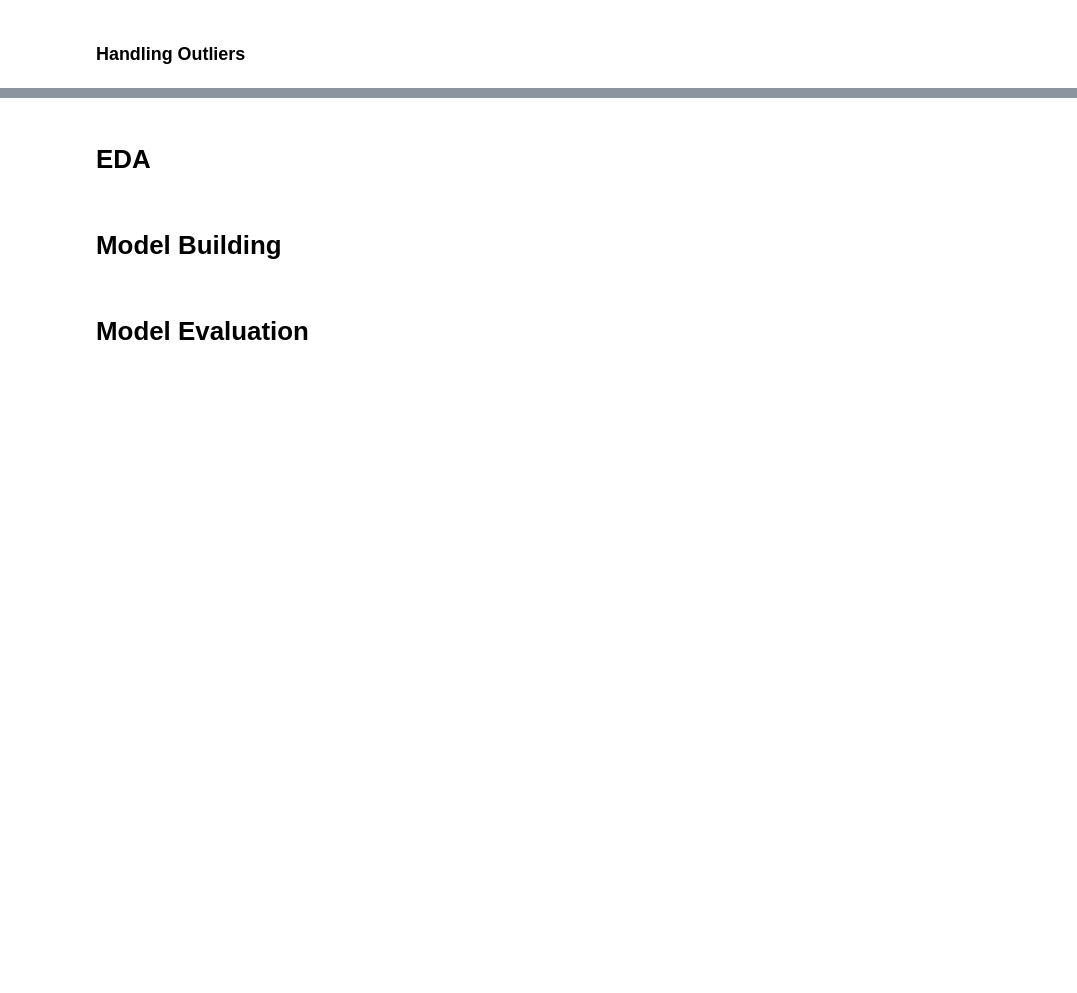
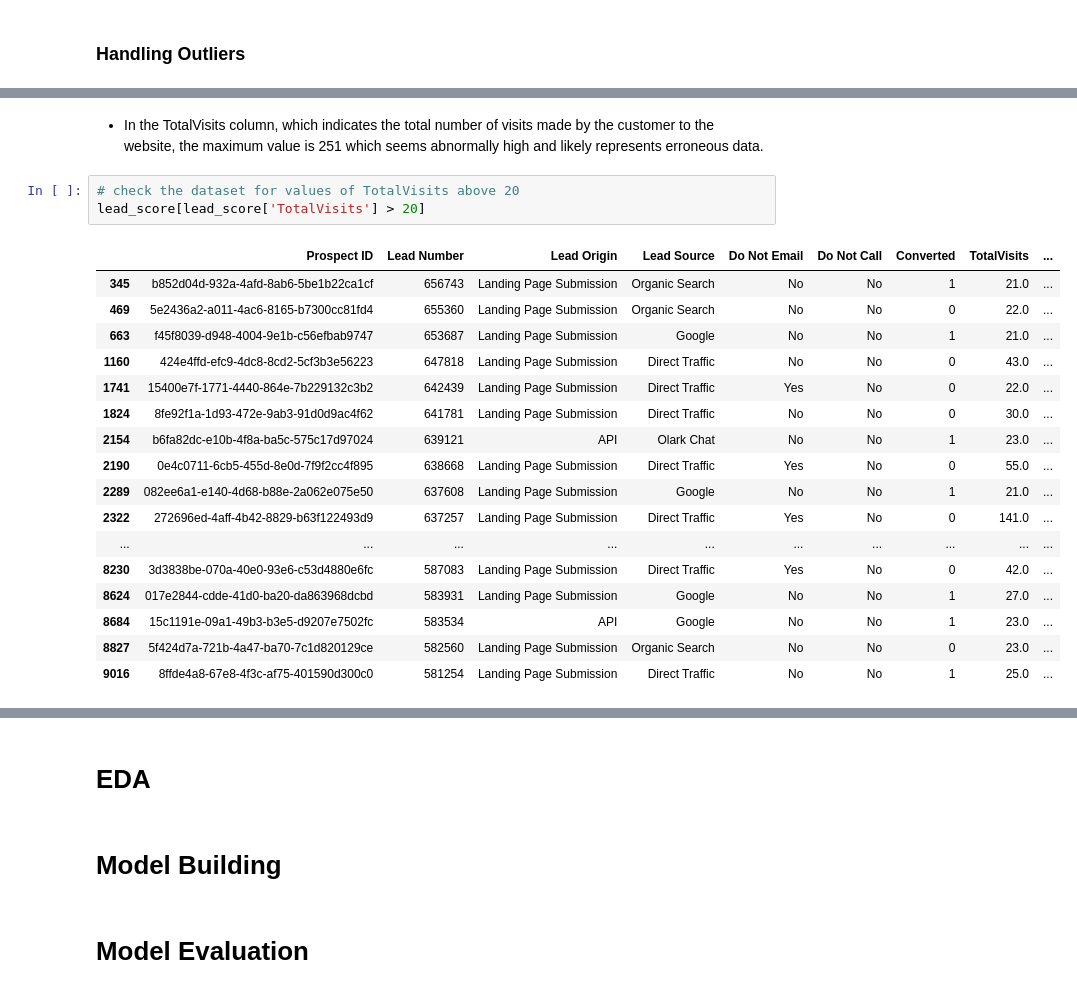
Before and after one commit to Ashlesha-0204/Lead_Scoring_Case_Study, a Jupyter notebook: lead_score.ipynb, the cells around one changed output, grey strips where cells are left out. Cells and saved outputs as stored; diff of their text form; blank space fills up the shorter version.

```diff
--- a/lead_score.ipynb
+++ b/lead_score.ipynb
@@ -286,0 +511,23 @@ lead_score.drop(columns=['What is your current occupation'], inplace=True)
+# %% [markdown]
+-  In the TotalVisits column, which indicates the total number of visits made by the customer to the website, the maximum value is 251 which seems abnormally high and likely represents erroneous data.
+# %%
+# check the dataset for values of TotalVisits above 20
+lead_score[lead_score['TotalVisits'] > 20]
+# %% [output]
+|  | Prospect ID | Lead Number | Lead Origin | Lead Source | Do Not Email | Do Not Call | Converted | TotalVisits | ... |
+| 345 | b852d04d-932a-4afd-8ab6-5be1b22ca1cf | 656743 | Landing Page Submission | Organic Search | No | No | 1 | 21.0 | ... |
+| 469 | 5e2436a2-a011-4ac6-8165-b7300cc81fd4 | 655360 | Landing Page Submission | Organic Search | No | No | 0 | 22.0 | ... |
+| 663 | f45f8039-d948-4004-9e1b-c56efbab9747 | 653687 | Landing Page Submission | Google | No | No | 1 | 21.0 | ... |
+| 1160 | 424e4ffd-efc9-4dc8-8cd2-5cf3b3e56223 | 647818 | Landing Page Submission | Direct Traffic | No | No | 0 | 43.0 | ... |
+| 1741 | 15400e7f-1771-4440-864e-7b229132c3b2 | 642439 | Landing Page Submission | Direct Traffic | Yes | No | 0 | 22.0 | ... |
+| 1824 | 8fe92f1a-1d93-472e-9ab3-91d0d9ac4f62 | 641781 | Landing Page Submission | Direct Traffic | No | No | 0 | 30.0 | ... |
+| 2154 | b6fa82dc-e10b-4f8a-ba5c-575c17d97024 | 639121 | API | Olark Chat | No | No | 1 | 23.0 | ... |
+| 2190 | 0e4c0711-6cb5-455d-8e0d-7f9f2cc4f895 | 638668 | Landing Page Submission | Direct Traffic | Yes | No | 0 | 55.0 | ... |
+| 2289 | 082ee6a1-e140-4d68-b88e-2a062e075e50 | 637608 | Landing Page Submission | Google | No | No | 1 | 21.0 | ... |
+| 2322 | 272696ed-4aff-4b42-8829-b63f122493d9 | 637257 | Landing Page Submission | Direct Traffic | Yes | No | 0 | 141.0 | ... |
+| ... | ... | ... | ... | ... | ... | ... | ... | ... | ... |
+| 8230 | 3d3838be-070a-40e0-93e6-c53d4880e6fc | 587083 | Landing Page Submission | Direct Traffic | Yes | No | 0 | 42.0 | ... |
+| 8624 | 017e2844-cdde-41d0-ba20-da863968dcbd | 583931 | Landing Page Submission | Google | No | No | 1 | 27.0 | ... |
+| 8684 | 15c1191e-09a1-49b3-b3e5-d9207e7502fc | 583534 | API | Google | No | No | 1 | 23.0 | ... |
+| 8827 | 5f424d7a-721b-4a47-ba70-7c1d820129ce | 582560 | Landing Page Submission | Organic Search | No | No | 0 | 23.0 | ... |
+| 9016 | 8ffde4a8-67e8-4f3c-af75-401590d300c0 | 581254 | Landing Page Submission | Direct Traffic | No | No | 1 | 25.0 | ... |
```
Also changed, not shown: parts of 53 cells of this notebook.
